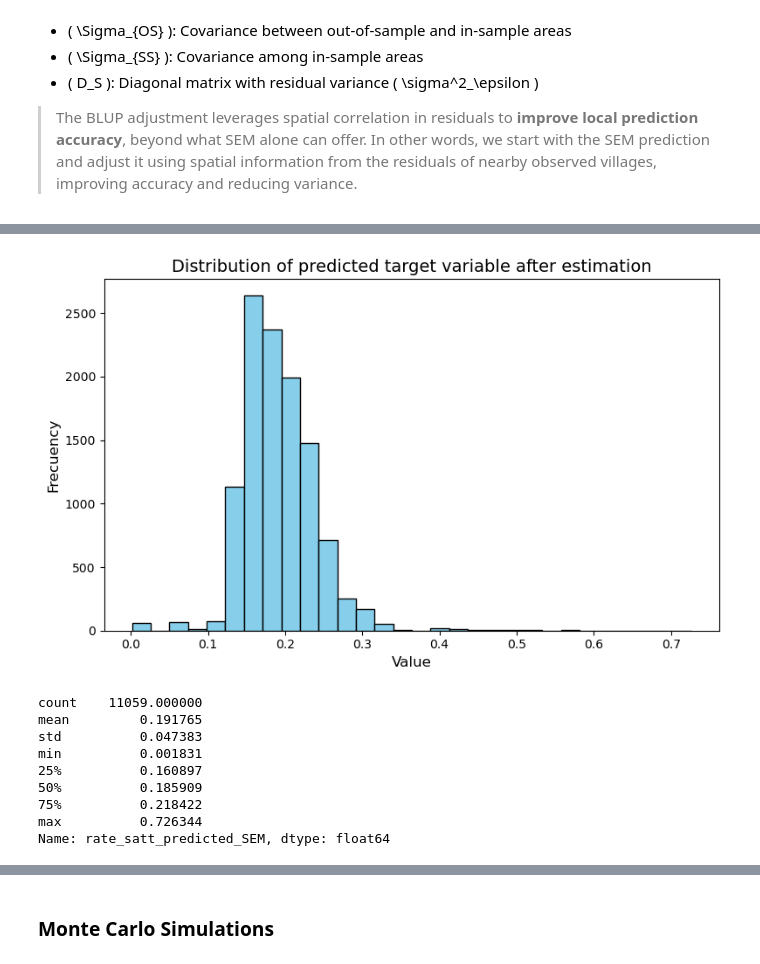
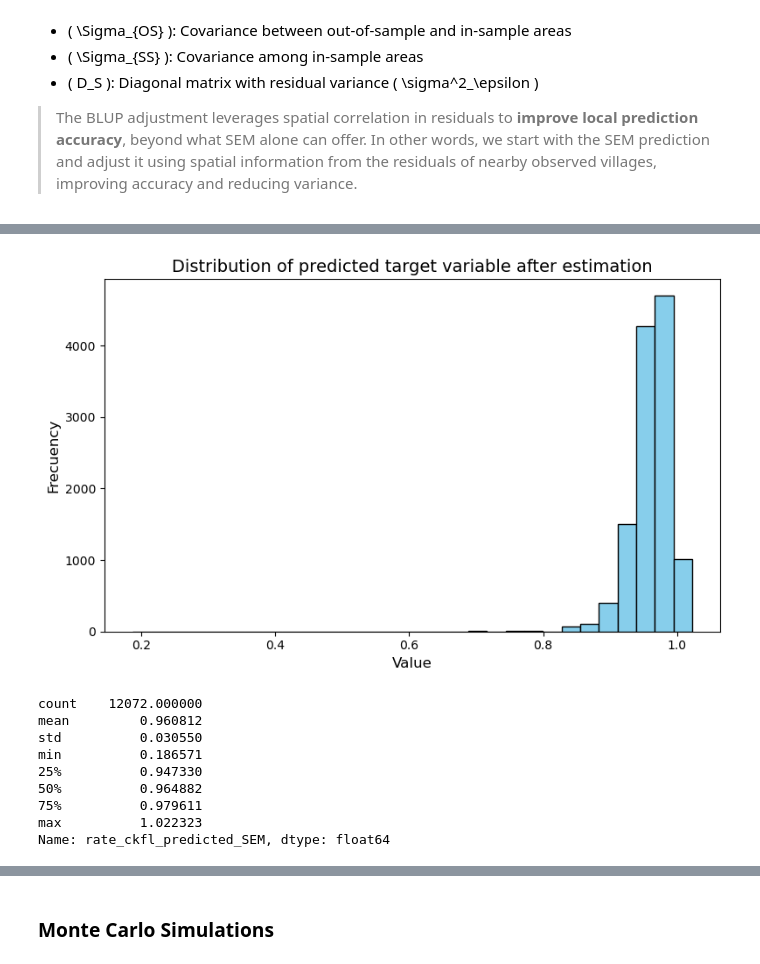
Before and after one commit to sig-gis/dises-sae, a Jupyter notebook: 5-SAE-SEM.ipynb, the cells around one changed output, grey strips where cells are left out. Saved outputs shown, nothing was run; the diff lists cells and outputs as text; code cells hidden in the pictures.

```diff
--- a/5-SAE-SEM.ipynb
+++ b/5-SAE-SEM.ipynb
@@ -657,6 +649,6 @@ k=15 isolated units: 2
 # %%
-# Spatials weights matrix - KNN [each unit has 16 nearest neighbors with no isolation among all observations]
-w_knn_all = KNN.from_array(coords_all, k=16)
+# Spatials weights matrix - KNN [each unit has 15 nearest neighbors with no isolation among all observations]
+w_knn_all = KNN.from_array(coords_all, k=15)
 w_knn_all.transform = 'r'
 # %% [markdown]
 ##### Predictions with SEM (KNN)
@@ -675,10 +667,10 @@ X_all_array = gdf[model_columns_clean].values
 theta = np.array(model_sem_knn.betas[1:-1]).flatten()
 intercept = model_sem_knn.betas[0][0]
 
-rate_satt_predicted_sem_only = X_all_array @ theta + intercept
+rate_ckfl_predicted_sem_only = X_all_array @ theta + intercept
 
 # Add to GeoDataFrame
-gdf['rate_satt_predicted_sem_only'] = rate_satt_predicted_sem_only
+gdf['rate_ckfl_predicted_sem_only'] = rate_ckfl_predicted_sem_only
 # %%
 # Visualize predictions
 plt.figure(figsize=(8, 5))
@@ -741,7 +733,7 @@ Where:
 # %%
 
 # 1. Covariable extraction from complete dataset (gdf) and division of observed (S) and not observed (O) target variable
-gdf['in_sample'] = gdf['rate_satt'].notna()
+gdf['in_sample'] = gdf['rate_ckfl'].notna()
 
 # 2. Extract covariates for all observations (X_all) and split into in-sample (X_S) and out-of-sample (X_O)
 X_all = gdf[model_columns].copy()
@@ -768,7 +760,7 @@ m_S = m_all[gdf['in_sample'].values]
 m_O = m_all[~gdf['in_sample'].values]
 
 # 5. Predict using SEM model coefficients (excluding lambda)
-q_hat_S = gdf.loc[gdf['in_sample'], 'rate_satt'].values
+q_hat_S = gdf.loc[gdf['in_sample'], 'rate_ckfl'].values
 
 # 7. Calculate residuals for in-sample observations
 residuals_S = q_hat_S - m_S
@@ -826,10 +817,10 @@ q_hat_S_blup = m_S + adj_S
 q_hat_O = m_O + adj
 
 # 7. Join predicted values to  gdf
-rate_satt_predicted = np.empty(n_all)
-rate_satt_predicted[idx_S] = q_hat_S_blup
-rate_satt_predicted[idx_O] = q_hat_O # Use BLUP for out of sample
-gdf['rate_satt_predicted_SEM'] = rate_satt_predicted
+rate_ckfl_predicted = np.empty(n_all)
+rate_ckfl_predicted[idx_S] = q_hat_S_blup
+rate_ckfl_predicted[idx_O] = q_hat_O # Use BLUP for out of sample
+gdf['rate_ckfl_predicted_SEM'] = rate_ckfl_predicted
 # %%
 gdf.columns
 # %% [output]
@@ -851,29 +841,29 @@ gdf.to_file(output_path, driver='ESRI Shapefile')
 # %%
 # Visualize predictions
 plt.figure(figsize=(8, 5))
-plt.hist(gdf['rate_satt_predicted_SEM'], bins=30, color='skyblue', edgecolor='black')
+plt.hist(gdf['rate_ckfl_predicted_SEM'], bins=30, color='skyblue', edgecolor='black')
 
 plt.title('Distribution of predicted target variable after estimation', fontsize=14)
 plt.xlabel('Value', fontsize=12)
 plt.ylabel('Frecuency', fontsize=12)
 
 
 plt.tight_layout()
 plt.show()
 # %% [output]
-[figure, old version]
+[figure, new version]
 # %%
-gdf['rate_satt_predicted_SEM'].describe()
+gdf['rate_ckfl_predicted_SEM'].describe()
 # %% [output]
-count    11059.000000
-mean         0.191765
-std          0.047383
-min          0.001831
-25%          0.160897
-50%          0.185909
-75%          0.218422
-max          0.726344
-Name: rate_satt_predicted_SEM, dtype: float64
+count    12072.000000
+mean         0.960812
+std          0.030550
+min          0.186571
+25%          0.947330
+50%          0.964882
+75%          0.979611
+max          1.022323
+Name: rate_ckfl_predicted_SEM, dtype: float64
 # %%
 
 fig, ax = plt.subplots(figsize=(10, 10))
```
Also changed, not shown: parts of 48 cells of this notebook, 1 other file.
